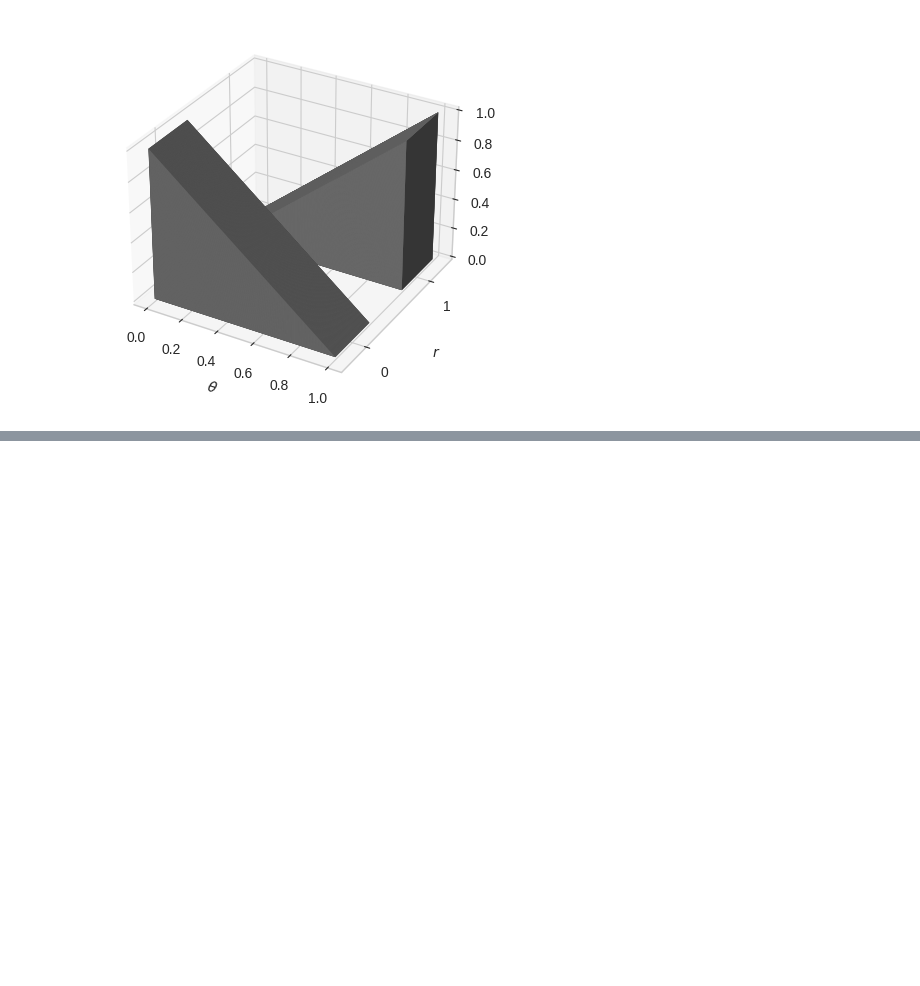
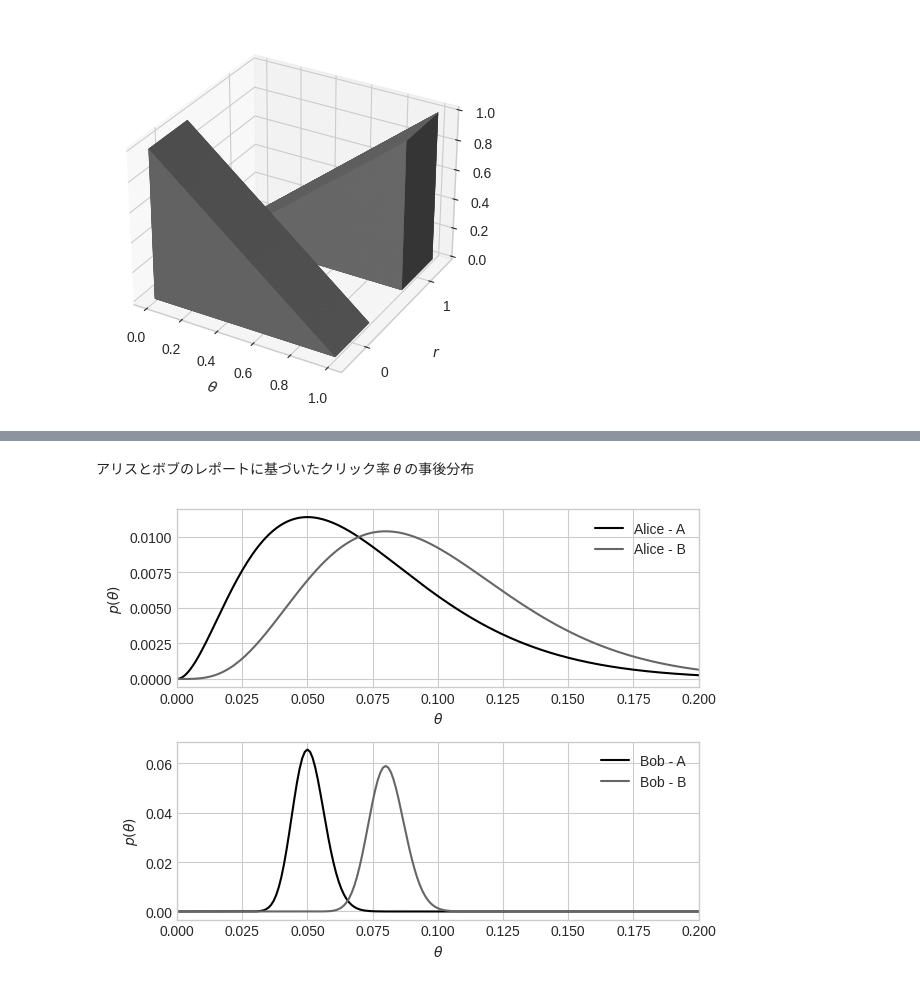
Before and after one commit to yuji-sgs/web-optimization, a Jupyter notebook: cahpter1.ipynb, the cells around one changed output, grey strips where cells are left out. Cells and saved outputs as stored; diff of their text form; code cells hidden in the pictures; blank space fills up the shorter version.

```diff
--- a/cahpter1.ipynb
+++ b/cahpter1.ipynb
@@ -139,0 +212,29 @@ plt.show()
+# %% [markdown]
+アリスとボブのレポートに基づいたクリック率  𝜃  の事後分布
+# %%
+def draw(clicks, noclicks, label):
+  p = np.array([1 / len(thetas) for theta in thetas])
+  for _ in range(clicks):
+    p = posterior(1, p)
+  for _ in range(noclicks):
+    p = posterior(0, p)
+  plt.plot(thetas, p, label=label)
+
+plt.subplot(2, 1, 1)
+draw(2, 40 - 2, 'Alice - A')
+draw(4, 50 - 4, 'Alice - B')
+plt.xlim(0, 0.2)
+plt.xlabel(r'$\theta$')
+plt.ylabel(r'$p(\theta)$')
+plt.legend()
+plt.subplot(2, 1, 2)
+draw(64, 1280 - 64, 'Bob - A')
+draw(128, 1600 - 128, 'Bob - B')
+plt.xlim(0, 0.2)
+plt.xlabel(r'$\theta$')
+plt.ylabel(r'$p(\theta)$')
+plt.legend()
+plt.tight_layout()
+plt.show()
+# %% [output]
+[figure, added]
```
Also changed, not shown: parts of 10 cells of this notebook.
